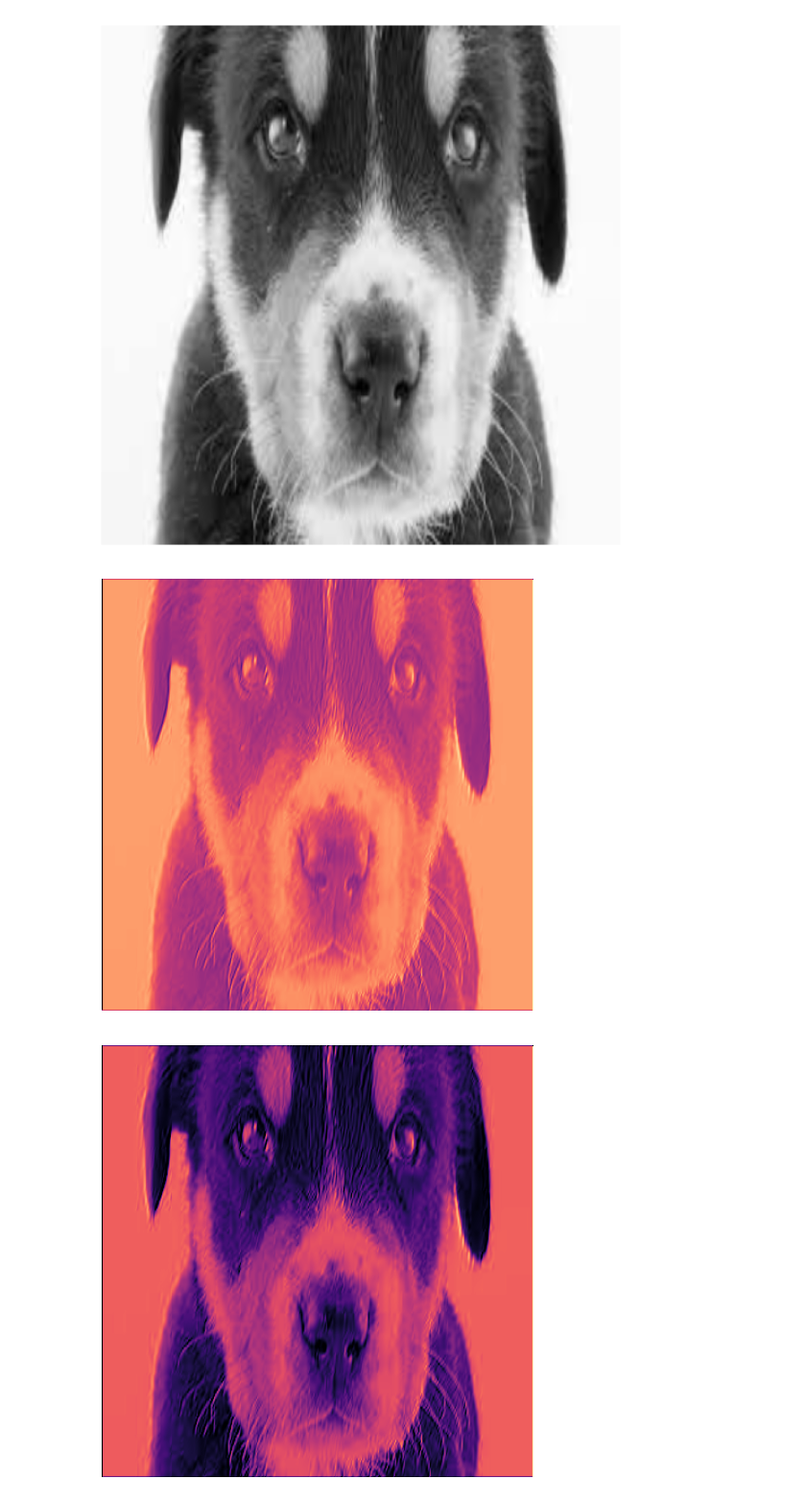
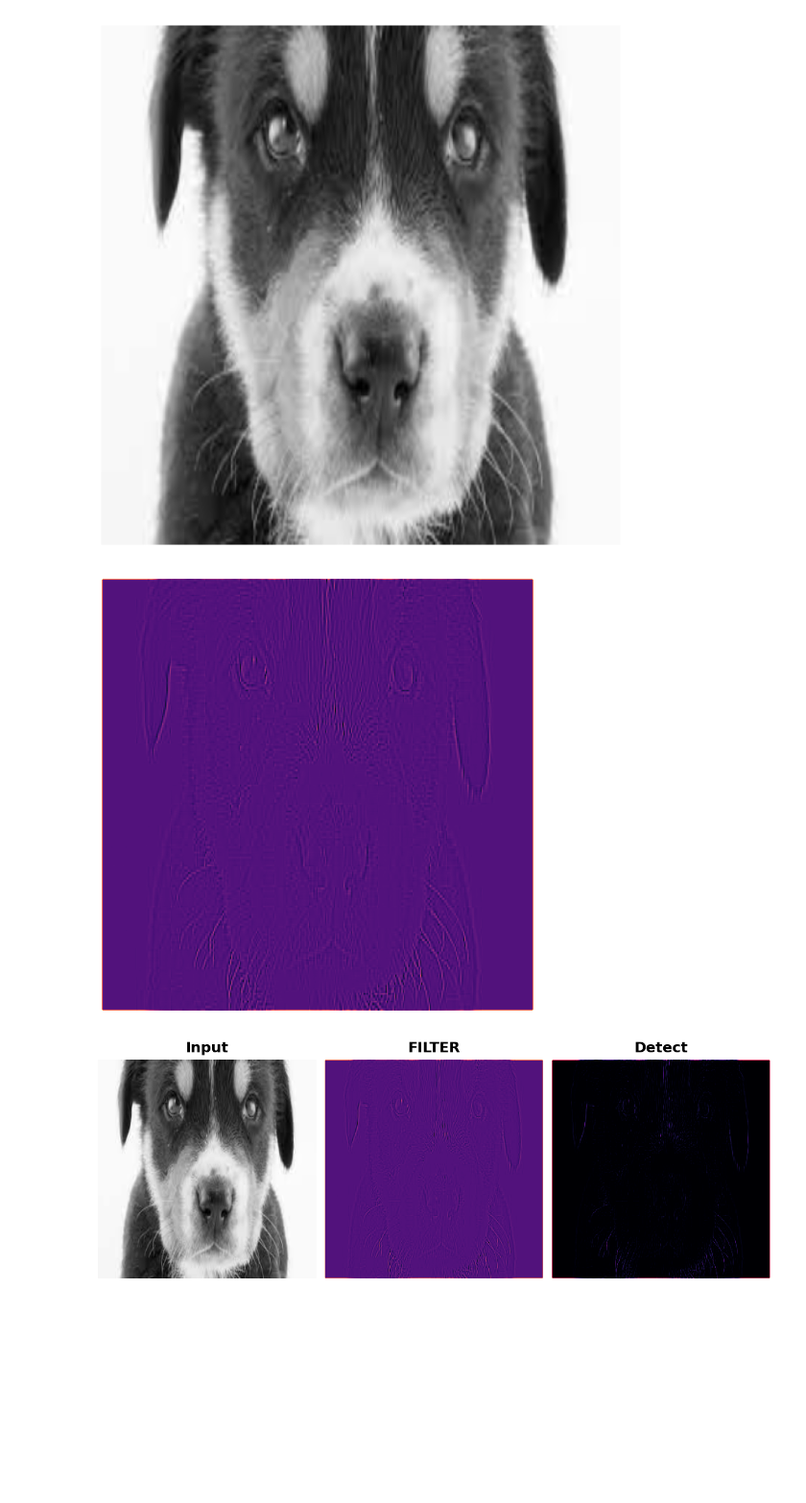
Before and after one commit to MehniLozo/basic_cnn, a Jupyter notebook: ProcessCNN.ipynb, the cells around one changed output. Shown at 96% size. Cells and saved outputs as stored; diff of their text form; code cells hidden in the pictures; blank space fills up the shorter version.

```diff
--- a/ProcessCNN.ipynb
+++ b/ProcessCNN.ipynb
@@ -25,10 +25,10 @@ plt.show()
 [figure]
 # %%
 kernel = tf.constant([
-    [1,2,-2],
-    [0,0,0],
-    [3,-3,1]
-])
+     [-1, -1, -1],
+    [-1,  8, -1],
+    [-1, -1, -1],
+],dtype=tf.float32)
 # batch compatibility stuff
 image = tf.image.convert_image_dtype(image,dtype = tf.float32)
 image = tf.expand_dims(image,axis=0)
@@ -41,7 +41,7 @@ image_filter = conv_fn(
     input = image,
     filters = kernel,
     strides=1,
-    padding='SAME',
+    padding='VALID',
 )
 plt.imshow(
     tf.squeeze(image_filter)
@@ -49,16 +49,27 @@ plt.imshow(
 plt.axis('off')
 plt.show();
 # %% [output]
-[figure, old version]
+[figure, new version]
 # %%
 # Activiation function
 relu = tf.nn.relu
 image_relu = relu(image_filter)
 
+plt.figure(figsize=(12,6))
+plt.subplot(131)
 plt.imshow(
-    tf.squeeze(image_relu)
+    tf.squeeze(image) , cmap = 'gray'
 )
 plt.axis('off')
+plt.title('Input')
+plt.subplot(132)
+plt.imshow(tf.squeeze(image_filter))
+plt.axis('off')
+plt.title('FILTER')
+plt.subplot(133)
+plt.imshow(tf.squeeze(image_relu))
+plt.axis('off')
+plt.title('Detect')
 plt.show()
 # %% [output]
-[figure, old version]
+[figure, new version]
```
Also changed, not shown: parts of 2 cells of this notebook.
